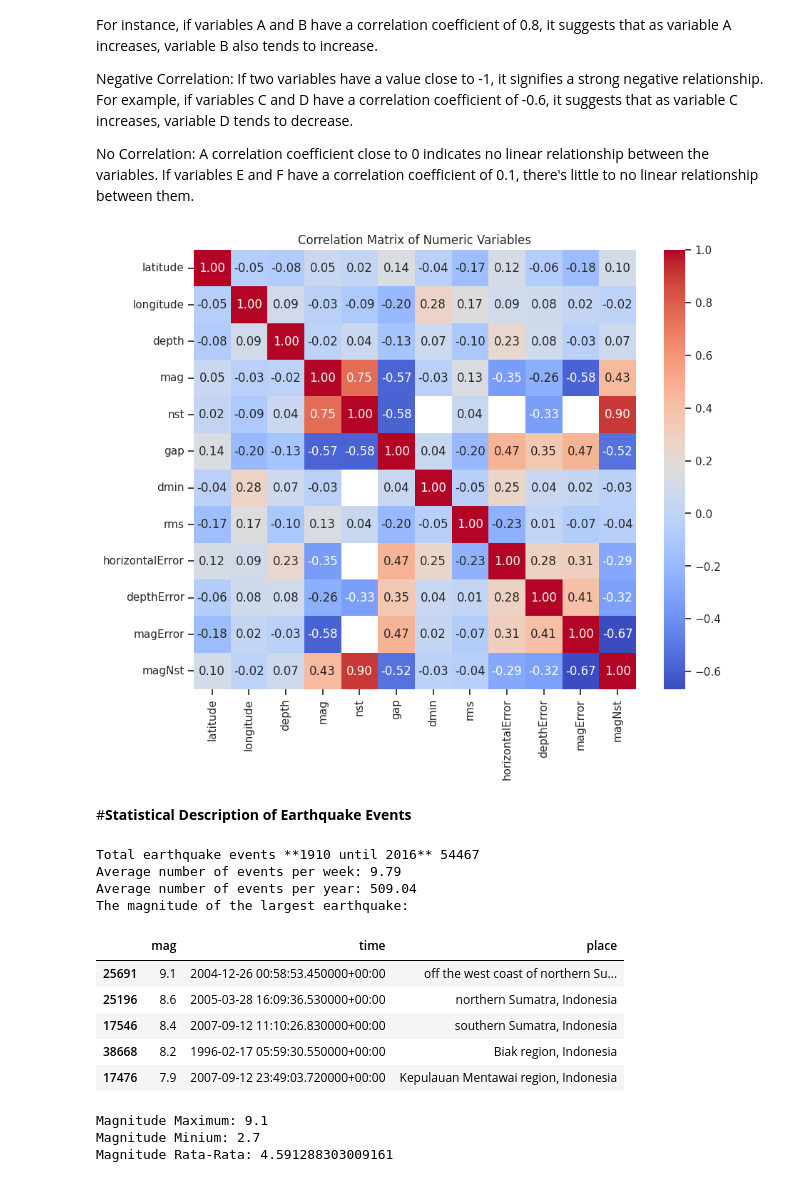
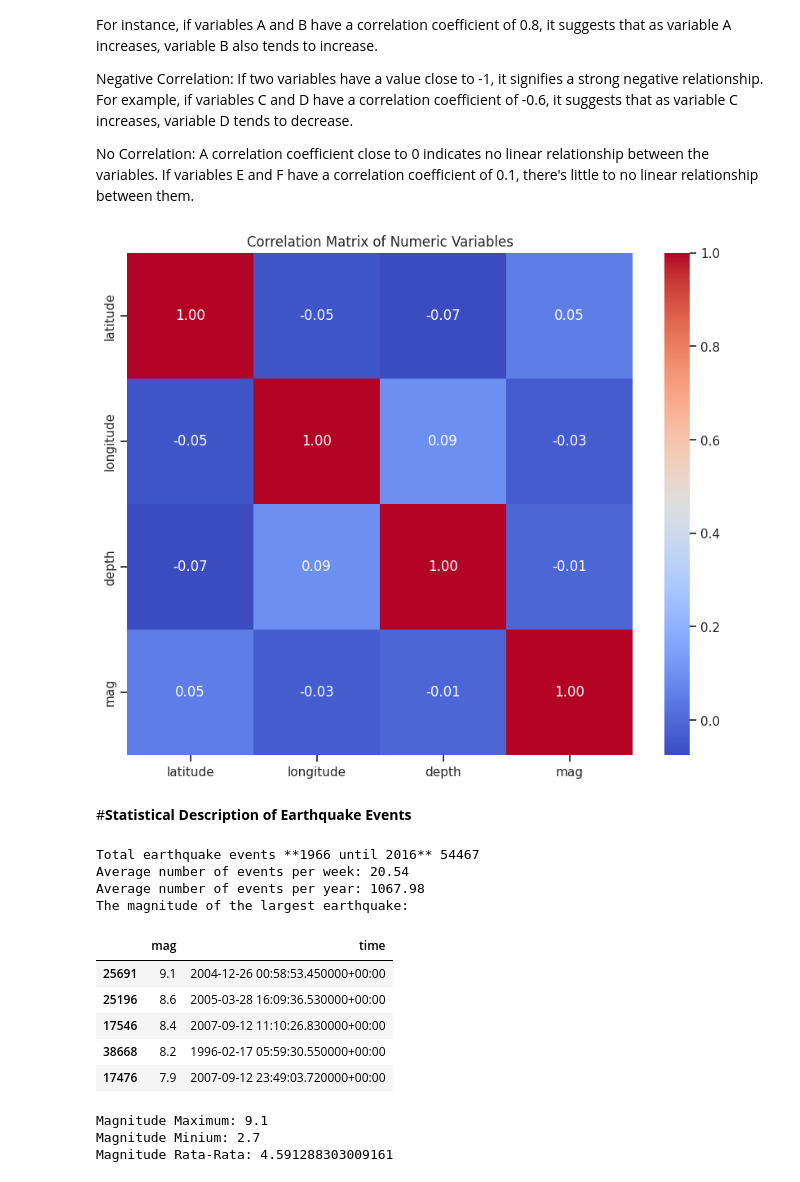
Before and after one commit to arifadli/Exploratory-Data-Analysis, a Jupyter notebook: Earthquake Research/EDA - Indonesia Earthquake.ipynb, the cells around one changed output. Cells and saved outputs as stored; diff of their text form; code cells hidden in the pictures.

```diff
--- a/Earthquake Research/EDA - Indonesia Earthquake.ipynb
+++ b/Earthquake Research/EDA - Indonesia Earthquake.ipynb
@@ -61,20 +61,16 @@ df.head(5)
 | 4 | 2016-12-30T06:41:20.480Z | -9.1597 | 118.7325 | 105.58 | 4.4 | mb | NaN | 81.0 | 3.502 | 0.64 | ... | ... |
 5 rows × 22 columns
 # %%
-import pandas as pd
-
 # Membaca dataset
 dataset = "https://raw.githubusercontent.com/arifadli/DatasetRepository/main/Disertation/Indonesia/QueryCountryIndonesia(1910-2016)USGS.csv"
 df = pd.read_csv(dataset)
 
-# Konversi kolom 'time' ke format datetime
+# Mengonversi kolom 'time' menjadi tipe datetime
 df['time'] = pd.to_datetime(df['time'])
 
-# Seleksi data hanya untuk tahun 1966 - 2016
-df_selected = df[(df['time'].dt.year >= 1966) & (df['time'].dt.year <= 2016)]
+# Menerapkan filter untuk tahun 1966 - 2016
+df_filtered = df[(df['time'].dt.year >= 1966) & (df['time'].dt.year <= 2016)]
 
-# Tampilkan lima baris pertama dari data terpilih
-df_selected.head(5)
-
-
-df = df_selected
+# Menampilkan DataFrame yang telah difilter
+df = df_filtered
+df.head(10)
@@ -80,0 +90,8 @@ df = df_selected
+# %%
+# Mengambil hanya kolom yang diinginkan
+selected_columns = ['time', 'latitude', 'longitude', 'depth', 'mag', 'magType', 'net', 'id', 'updated', 'type', 'status', 'locationSource', 'magSource']
+df_selected_columns = df[selected_columns]
+
+# Menampilkan DataFrame yang hanya berisi kolom yang dipilih
+df = df_selected_columns
+df.head(10)
@@ -81,3 +110,5 @@ df = df_selected
+# %%
+df = df_selected_columns
 # %% [markdown]
 #**Variable Description**
 # %%
@@ -140,50 +167,42 @@ Negative Correlation: If two variables have a value close to -1, it signifies a
 
 No Correlation: A correlation coefficient close to 0 indicates no linear relationship between the variables. If variables E and F have a correlation coefficient of 0.1, there's little to no linear relationship between them.
 # %%
-import pandas as pd
-import matplotlib.pyplot as plt
-import seaborn as sns
-
-# Baca dataset
-url = "https://raw.githubusercontent.com/arifadli/DatasetRepository/main/Disertation/Indonesia/QueryCountryIndonesia(1910-2016)USGS.csv"
-data = pd.read_csv(url)
-
 # Pilih kolom numerik untuk membuat matriks korelasi
-numeric_data = data.select_dtypes(include='number')
+numeric_data = df.select_dtypes(include='number')
 
 # Hitung matriks korelasi
 correlation_matrix = numeric_data.corr()
 
 # Buat heatmap untuk matriks korelasi
 plt.figure(figsize=(10, 8))
 sns.heatmap(correlation_matrix, annot=True, cmap='coolwarm', fmt=".2f")
 plt.title('Correlation Matrix of Numeric Variables')
 plt.show()
 # %% [output]
-[figure, old version]
+[figure, new version]
 # %% [markdown]
 #**Statistical Description of Earthquake Events**
 # %%
 # Total earthquake events
 N_tot = df['mag'].count()
-print('Total earthquake events **1910 until 2016**', N_tot)
-print('Average number of events per week:', round(N_tot/(52*(2016-1910+1)),2) )
-print('Average number of events per year:', round(N_tot/((2016-1910+1)),2) )
+print('Total earthquake events **1966 until 2016**', N_tot)
+print('Average number of events per week:', round(N_tot/(52*(2016-1966+1)),2) )
+print('Average number of events per year:', round(N_tot/((2016-1966+1)),2) )
 
 # List of largest earthquake events
 print('The magnitude of the largest earthquake:')
-df[['mag','time','place']].sort_values('mag',ascending=False).head(5)
+df[['mag','time']].sort_values('mag',ascending=False).head(5)
 # %% [output]
-Total earthquake events **1910 until 2016** 54467
-Average number of events per week: 9.79
-Average number of events per year: 509.04
+Total earthquake events **1966 until 2016** 54467
+Average number of events per week: 20.54
+Average number of events per year: 1067.98
 The magnitude of the largest earthquake:
-|  | mag | time | place |
-| 25691 | 9.1 | 2004-12-26 00:58:53.450000+00:00 | off the west coast of northern Su... |
-| 25196 | 8.6 | 2005-03-28 16:09:36.530000+00:00 | northern Sumatra, Indonesia |
-| 17546 | 8.4 | 2007-09-12 11:10:26.830000+00:00 | southern Sumatra, Indonesia |
-| 38668 | 8.2 | 1996-02-17 05:59:30.550000+00:00 | Biak region, Indonesia |
-| 17476 | 7.9 | 2007-09-12 23:49:03.720000+00:00 | Kepulauan Mentawai region, Indonesia |
+|  | mag | time |
+| 25691 | 9.1 | 2004-12-26 00:58:53.450000+00:00 |
+| 25196 | 8.6 | 2005-03-28 16:09:36.530000+00:00 |
+| 17546 | 8.4 | 2007-09-12 11:10:26.830000+00:00 |
+| 38668 | 8.2 | 1996-02-17 05:59:30.550000+00:00 |
+| 17476 | 7.9 | 2007-09-12 23:49:03.720000+00:00 |
 # %%
 print('Magnitude Maximum:', df['mag'].max())
 print('Magnitude Minium:', df['mag'].min())
```
Also changed, not shown: parts of 9 cells of this notebook, 2 other files.
